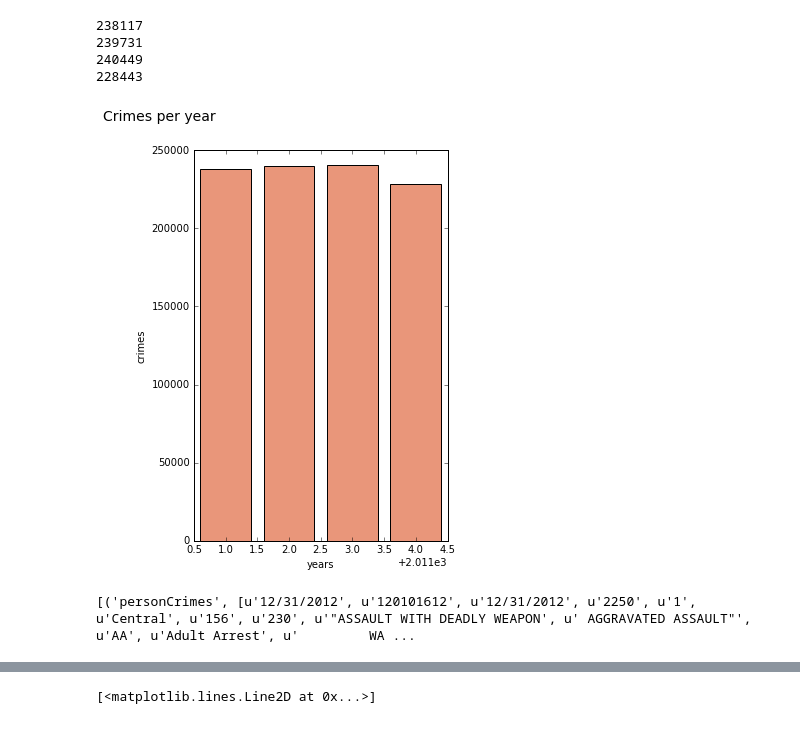
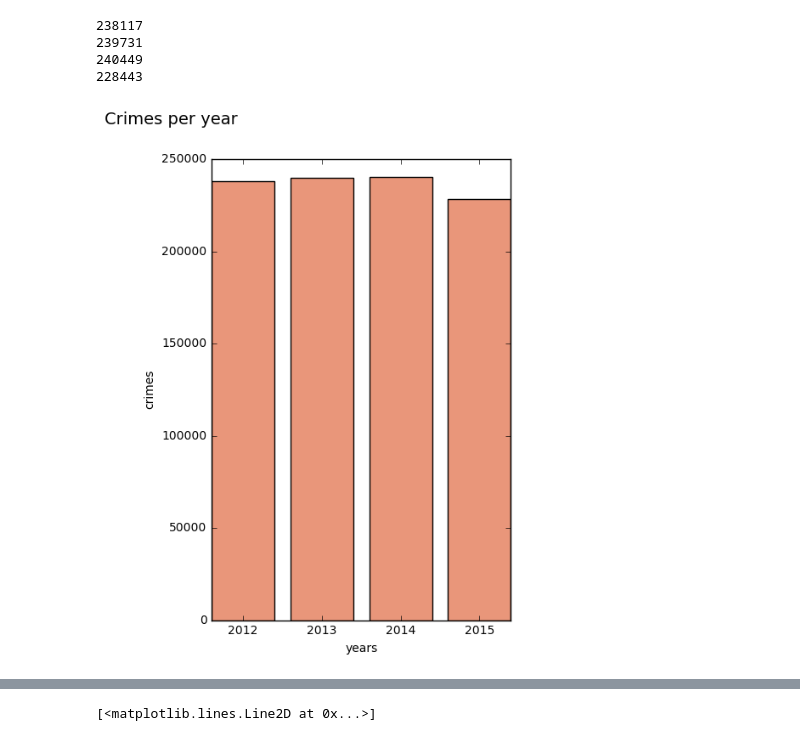
Before and after one commit to Djeffl/CrimesLADataset, a Jupyter notebook: Crimes.ipynb, the cells around one changed output, grey strips where cells are left out. Cells and saved outputs as stored; diff of their text form; code cells hidden in the pictures.

Commit message:
for each year

```diff
--- a/Crimes.ipynb
+++ b/Crimes.ipynb
@@ -46,15 +46,21 @@ for i in range(0, 4):
 240449
 228443
 # %%
+%matplotlib inline
+import matplotlib.pyplot as plt
+
 fig = plt.figure(figsize=(10, 7))
 fig.suptitle('Crimes per year', fontsize=14)
 ax = fig.add_subplot(122)
 ax.set_xlabel('years')
 ax.set_ylabel('crimes')
+my_xticks = ['2012', '2013', '2014', '2015']
+plt.xticks(x_axis, my_xticks)
+# ax.get_xaxis().get_major_formatter().set_useOffset(False)
 ax.bar(x_axis, y_axis, fc='darksalmon', align='center')
 plt.show()
 # %% [output]
-[figure, old version]
+[figure, new version]
 # %%
 personCrimesid = [952,231,230,624,622,623,860,840,870,235,627,813,237,922,812,110,930,943,753,886,434,111,830,940,236,626,
                 763,250,251,821,845,810,815,850,910,882,884,435,820,933,625,888,756,113,121,932,762]
@@ -80,15 +86,27 @@ def parse_interaction(line):
     else:
         return ("None", None)
 
-key_crimes_data = year12.map(parse_interaction)
+def select_year(year):
+    if year==2012:
+        key_crimes_data = year12.map(parse_interaction)
+        return key_crimes_data
+    elif year==2013:
+        key_crimes_data = year13.map(parse_interaction)
+        return key_crimes_data
+    elif year==2014:
+        key_crimes_data = year14.map(parse_interaction)
+        return key_crimes_data
+    elif year==2015:
+        key_crimes_data = year15.map(parse_interaction)
+        return key_crimes_data
+    else:
+        print year
 
-person_crimes_data = key_crimes_data.filter(lambda x: x[0]=="personCrimes")
-print person_crimes_data.take(5)
+# person_crimes_data = key_crimes_data.filter(lambda x: x[0]=="personCrimes")
+# print person_crimes_data.take(5)
 # Geeft alle data weer van personCrimes
 # [('personCrimes', [u'12/31/2012', u'120101612', u'12/31/2012', u'2250', u'1', u'Central', u'156', u'230', u'"ASSAULT WITH DEADLY WEAPON', u' AGGRAVATED ASSAULT"', u'AA', u'Adult Arrest', u' WALL ST', u'5TH ST', u'"(34.0449', u' -118.2458)"'])]
 
 # print key_crimes_data.countByKey()
 # Geeft:
 # defaultdict(<type 'int'>, {'traficCrimes': 37835, 'propertyCrimes': 128216, 'inchoateCrimes': 4740, 'personCrimes': 55543, 'statutoryCrimes': 11783})
-# %% [output]
-[('personCrimes', [u'12/31/2012', u'120101612', u'12/31/2012', u'2250', u'1', u'Central', u'156', u'230', u'"ASSAULT WITH DEADLY WEAPON', u' AGGRAVATED ASSAULT"', u'AA', u'Adult Arrest', u'         WA ...
```
Also changed, not shown: parts of 8 cells of this notebook.
